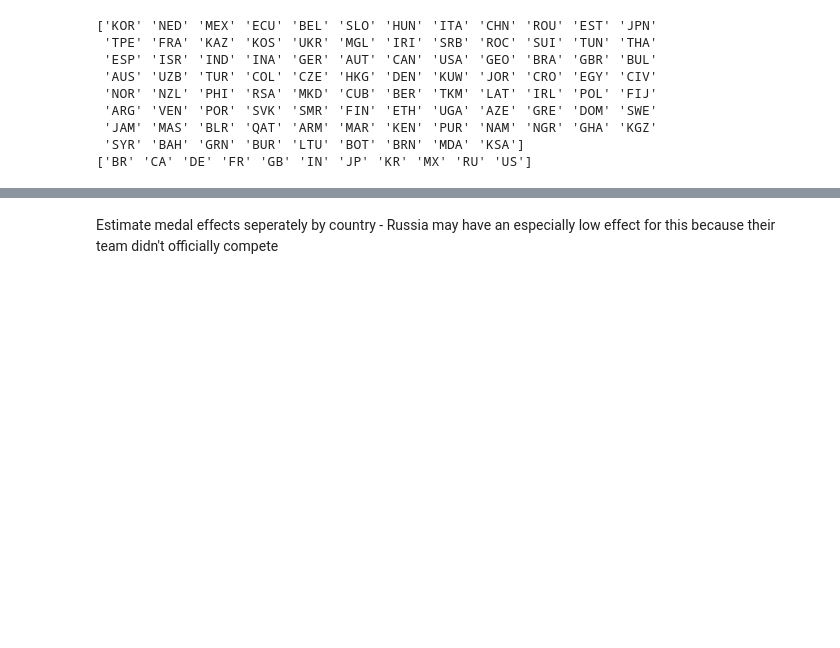
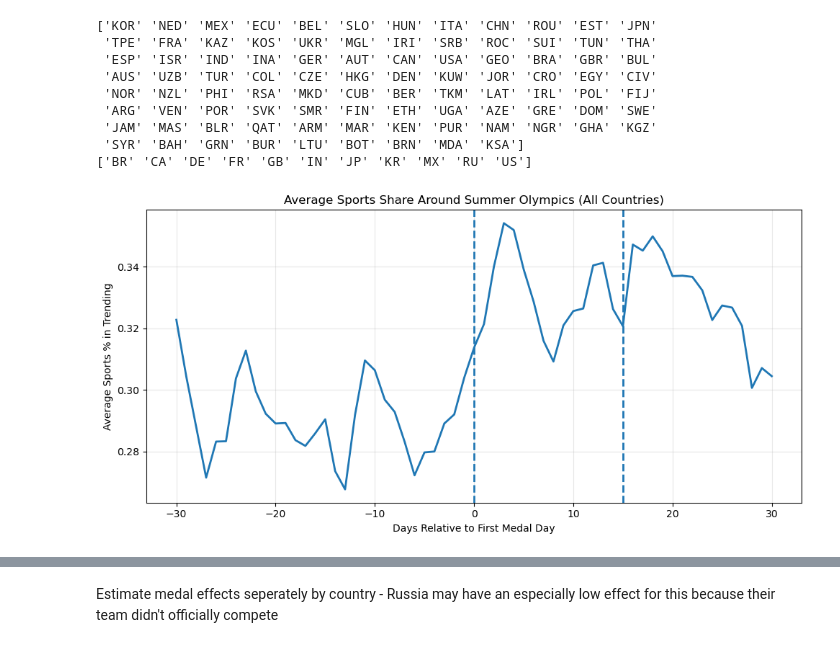
Before and after one commit to hirshalex/YouTubeOlympics, a Jupyter notebook: Analysis.ipynb, the cells around one changed output, grey strips where cells are left out. Saved outputs shown, nothing was run; the diff lists cells and outputs as text; code cells hidden in the pictures; blank space fills up the shorter version.

```diff
--- a/Analysis.ipynb
+++ b/Analysis.ipynb
@@ -118,7 +160,7 @@ print(data_grouped['country_code'].unique())
 ['BR' 'CA' 'DE' 'FR' 'GB' 'IN' 'JP' 'KR' 'MX' 'RU' 'US']
 # %%
 iso2_to_iso3 = {
-    "DE": "DEU",
+    "DE": "GER",
     "FR": "FRA",
     "GB": "GBR",
     "IN": "IND",
@@ -140,11 +182,12 @@ winter_medals['country_code_iso3'] = winter_medals['country_code'].replace({'ROC
 clean_date(summer_medals, 'medal_date')
 clean_date(winter_medals, 'medal_date')
 # %%
-summer_min = summer_medals['medal_date'].min()
-summer_max = summer_medals['medal_date'].max()
+#these are based on medals not opening and closing ceremony
+summer_min = summer_medals['date_clean'].min()
+summer_max = summer_medals['date_clean'].max()
 
-winter_min = winter_medals['medal_date'].min()
-winter_max = winter_medals['medal_date'].max()
+winter_min = winter_medals['date_clean'].min()
+winter_max = winter_medals['date_clean'].max()
 
 data_grouped['olympic_period_summer'] = (
     (data_grouped['date_clean'] >= summer_min) &
@@ -159,0 +235,22 @@ data_grouped['olympic_period'] = data_grouped['olympic_period_summer'] + data_gr
+# %%
+plt.figure(figsize=(10, 5))
+
+plt.plot(
+    summer_avg["event_time_summer"],
+    summer_avg["sports_pct"],
+    linewidth=2
+)
+
+# Mark first & last day
+plt.axvline(0, linestyle="--", linewidth=2)
+plt.axvline((summer_max - summer_min).days, linestyle="--", linewidth=2)
+
+plt.title("Average Sports Share Around Summer Olympics (All Countries)")
+plt.xlabel("Days Relative to First Medal Day")
+plt.ylabel("Average Sports % in Trending")
+plt.grid(True, alpha=0.3)
+
+plt.tight_layout()
+plt.show()
+# %% [output]
+[figure, added]
```
Also changed, not shown: parts of 28 cells of this notebook.
